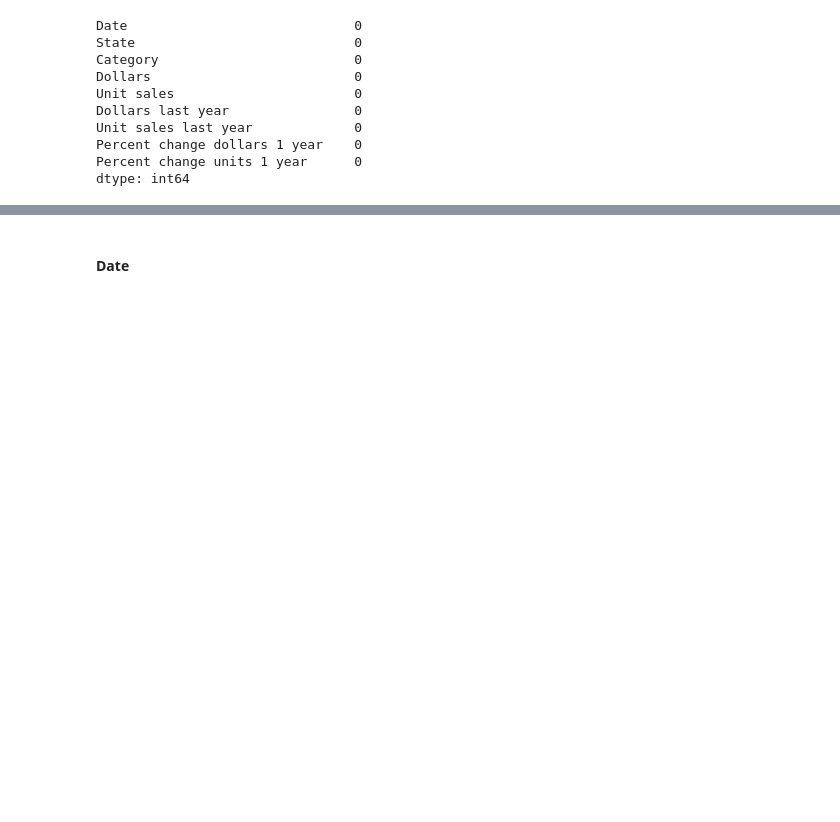
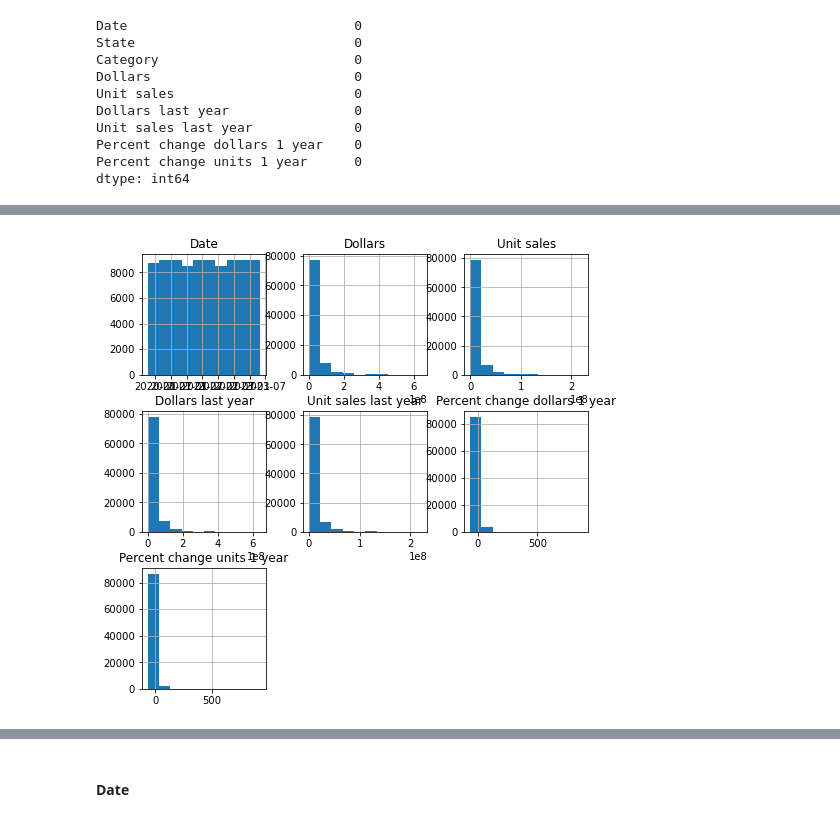
Before and after one commit to khdizon/Data-Viz_KD, a Jupyter notebook: USDA-FoodData_Visual.ipynb, the cells around one changed output, grey strips where cells are left out. Drawn from its saved outputs; the diff is of its cells as text; code cells hidden in the pictures; blank space fills up the shorter version.

```diff
--- a/USDA-FoodData_Visual.ipynb
+++ b/USDA-FoodData_Visual.ipynb
@@ -222,0 +233,5 @@ memory usage: 6.8+ MB
+# %%
+df.hist(figsize=(8, 8))
+plt.show()
+# %% [output]
+[figure, added]
```
Also changed, not shown: parts of 41 cells of this notebook.
